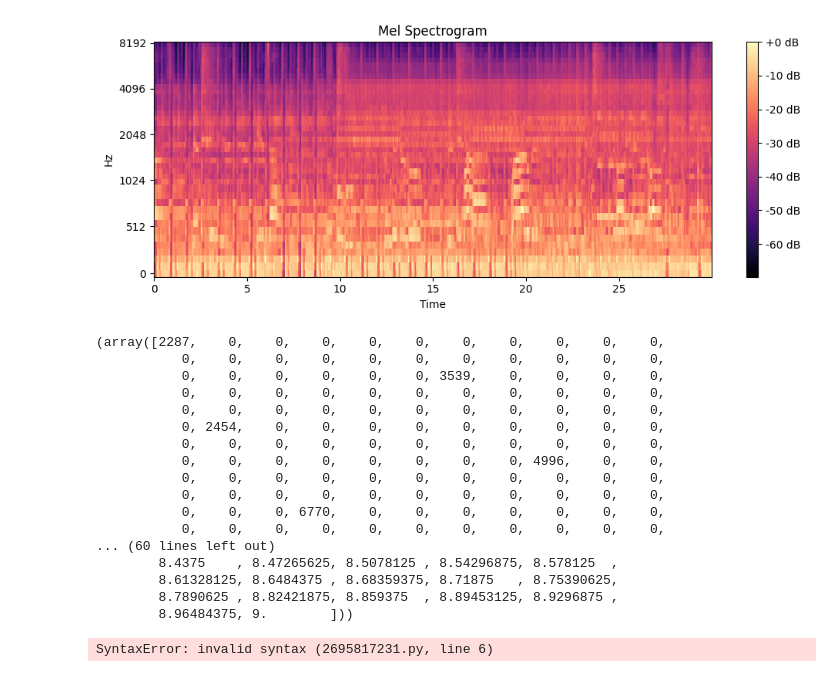
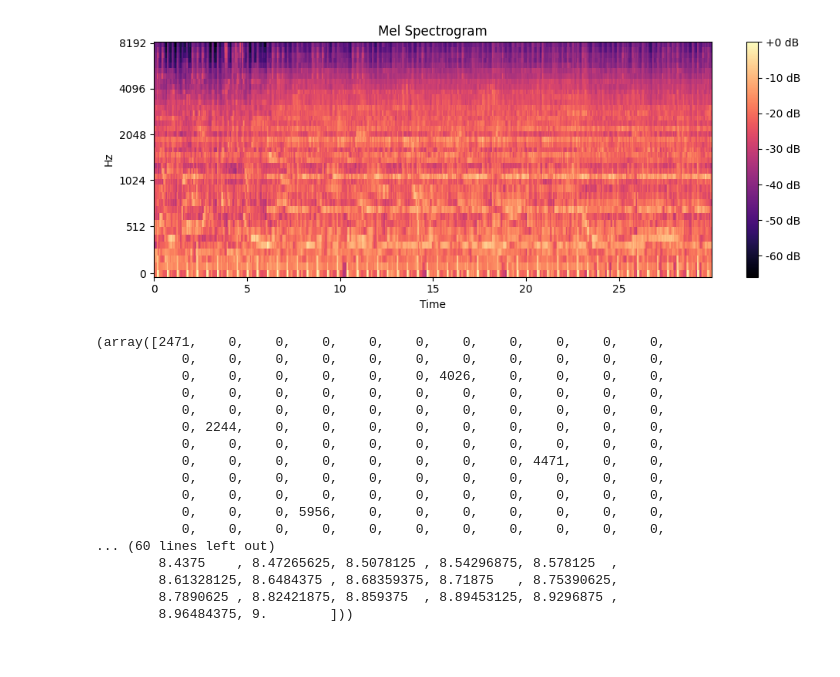
Before and after one commit to Academic-Projects-2025/Music-recommendation-system, a Jupyter notebook: notebooks/lbp_hog.ipynb, the cells around one changed output. Drawn from its saved outputs; the diff is of its cells as text; code cells hidden in the pictures.

```diff
--- a/notebooks/lbp_hog.ipynb
+++ b/notebooks/lbp_hog.ipynb
@@ -58,35 +58,35 @@ def load_spectr(
 # %%
 import librosa
 import librosa.display
 import matplotlib.pyplot as plt
 import numpy as np
 
-spect_sr = load_spectr(asp / "126683.mp3")
+spect_sr = load_spectr(asp / "000010.mp3")
 spect, sr = spect_sr
 spect_db = librosa.power_to_db(spect, ref=np.max)
 
 plt.figure(figsize=(10, 4))
 librosa.display.specshow(spect_db, sr=sr, x_axis="time", y_axis="mel")
 plt.colorbar(format="%+2.0f dB")
 plt.title("Mel Spectrogram")
 plt.tight_layout()
 plt.show()
 # %% [output]
-[figure, old version]
+[figure, new version]
 # %%
-np.histogram(local_binary_pattern(spect, 8, 1, method="uniform").ravel(),bins=256)
+np.histogram(local_binary_pattern(spect, 8, 1, method="uniform").ravel(), bins=256)
 # %% [output]
-(array([2287,    0,    0,    0,    0,    0,    0,    0,    0,    0,    0,
+(array([2471,    0,    0,    0,    0,    0,    0,    0,    0,    0,    0,
            0,    0,    0,    0,    0,    0,    0,    0,    0,    0,    0,
-           0,    0,    0,    0,    0,    0, 3539,    0,    0,    0,    0,
+           0,    0,    0,    0,    0,    0, 4026,    0,    0,    0,    0,
            0,    0,    0,    0,    0,    0,    0,    0,    0,    0,    0,
            0,    0,    0,    0,    0,    0,    0,    0,    0,    0,    0,
-           0, 2454,    0,    0,    0,    0,    0,    0,    0,    0,    0,
+           0, 2244,    0,    0,    0,    0,    0,    0,    0,    0,    0,
            0,    0,    0,    0,    0,    0,    0,    0,    0,    0,    0,
-           0,    0,    0,    0,    0,    0,    0,    0, 4996,    0,    0,
+           0,    0,    0,    0,    0,    0,    0,    0, 4471,    0,    0,
            0,    0,    0,    0,    0,    0,    0,    0,    0,    0,    0,
            0,    0,    0,    0,    0,    0,    0,    0,    0,    0,    0,
-           0,    0,    0, 6770,    0,    0,    0,    0,    0,    0,    0,
+           0,    0,    0, 5956,    0,    0,    0,    0,    0,    0,    0,
            0,    0,    0,    0,    0,    0,    0,    0,    0,    0,    0,
 ... (60 lines left out)
         8.4375    , 8.47265625, 8.5078125 , 8.54296875, 8.578125  ,
@@ -130,7 +130,9 @@ def reduce_lbp_patterns(subband_hist:np.ndarray)->np.ndarray:
             lbp_18[best_idx] += subband_hist[code]
     return lbp_18
 # %%
-def extract_lbp(spect:np.ndarray, nbr_subband:int, nbr_point:int=8, radius:int=1):
+def extract_lbp(
+    spect: np.ndarray, nbr_subband: int=6, nbr_point: int = 8, radius: int = 1
+) -> np.ndarray:
     subband_height = spect.shape[0] // nbr_subband
     lbp_features = []
 
@@ -139,9 +141,11 @@ def extract_lbp(spect:np.ndarray, nbr_subband:int, nbr_point:int=8, radius:int=1
         end = (i + 1) * subband_height if i < nbr_subband - 1 else spect.shape[0]
         subband = spect[start:end, :]
 
-        lbp_feature, _ = np.histogram(local_binary_pattern(subband, nbr_point, radius, method="uniform"),bins=256,range=(0,256))
+        lbp_feature, _ = np.histogram(
+            local_binary_pattern(subband, nbr_point, radius, method="uniform"),
+            bins=256,
+            range=(0, 256),
+        )
         lbp_feature_reduced = reduce_lbp_patterns(lbp_feature)
         lbp_features.append(lbp_feature_reduced)
     return np.concatenate(lbp_features)
-# %% [output]
-SyntaxError: invalid syntax (2695817231.py, line 6)
```
Also changed, not shown: parts of 6 cells of this notebook.
